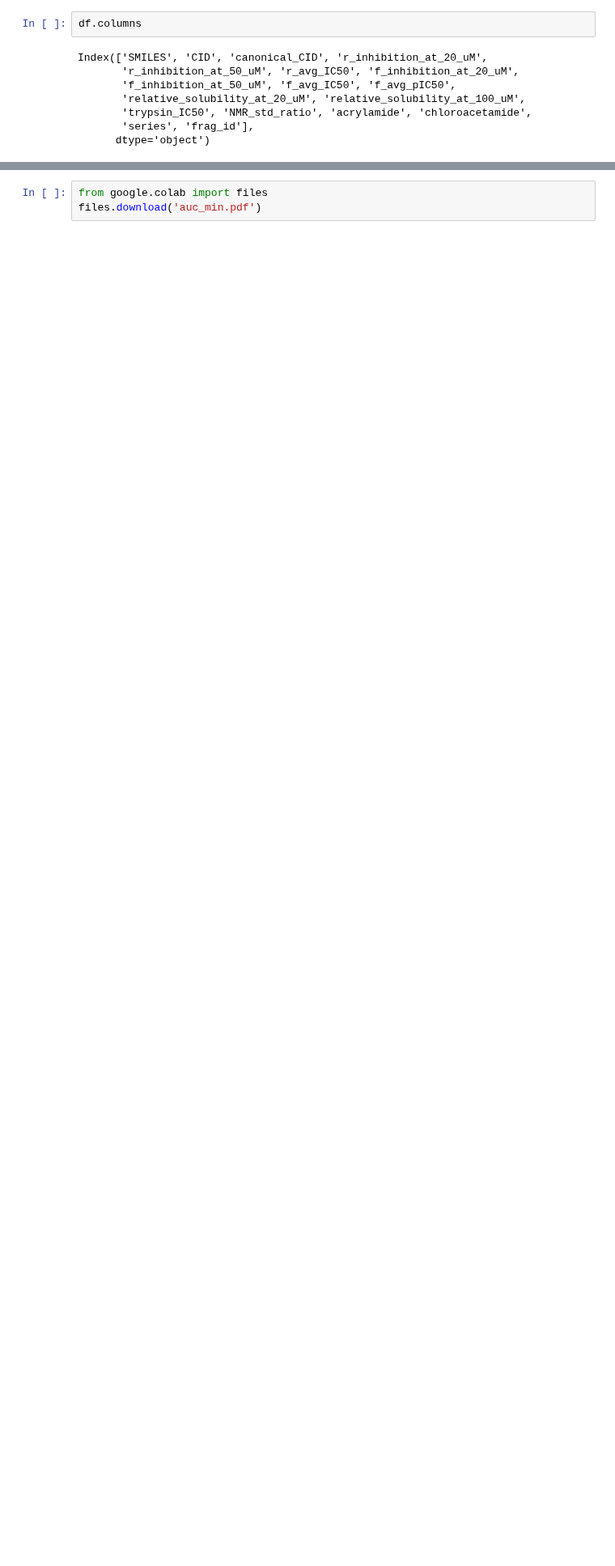
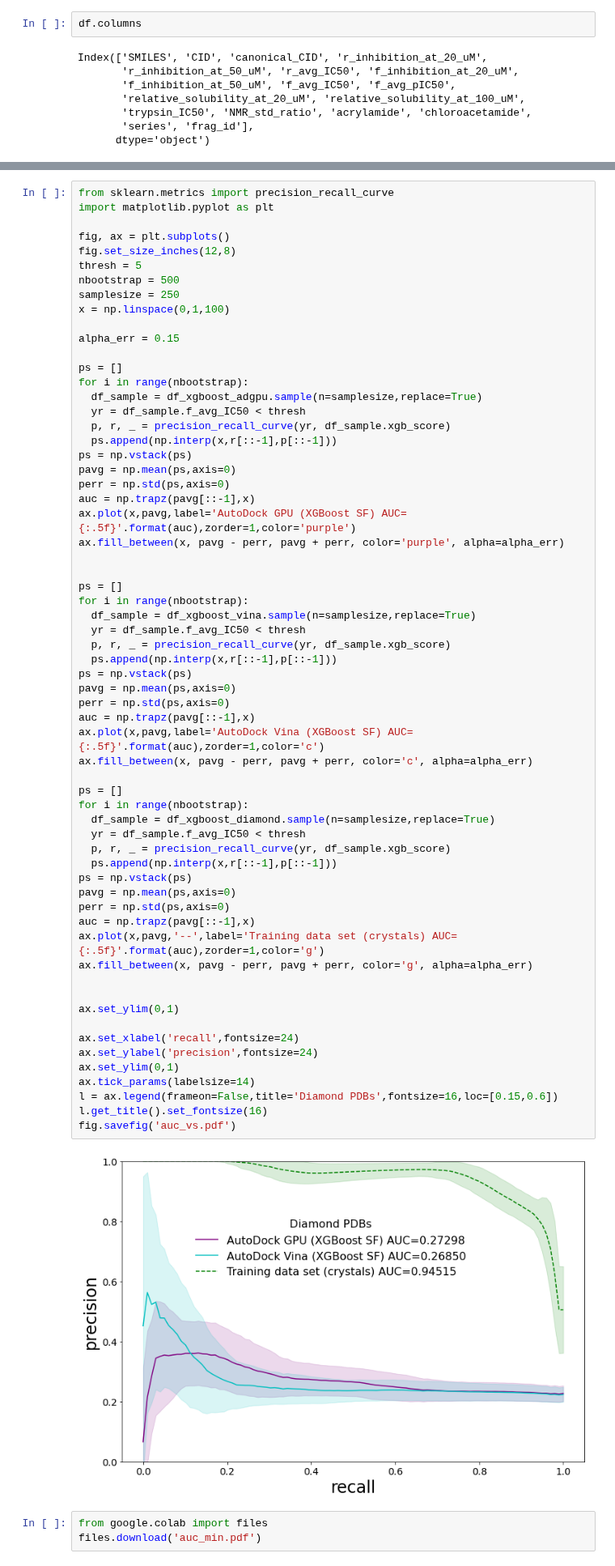
Before and after one commit to jglaser/gigadocking_notebooks, a Jupyter notebook: ML.ipynb, the cells around one changed output, grey strips where cells are left out. Shown at 81% size. Drawn from its saved outputs; the diff is of its cells as text; blank space fills up the shorter version.

```diff
--- a/ML.ipynb
+++ b/ML.ipynb
@@ -837,3 +804,68 @@ fig.savefig('auc_min.pdf')
+# %%
+from sklearn.metrics import precision_recall_curve
+import matplotlib.pyplot as plt
+
+fig, ax = plt.subplots()
+fig.set_size_inches(12,8)
+thresh = 5
+nbootstrap = 500
+samplesize = 250
+x = np.linspace(0,1,100)
+
+alpha_err = 0.15
+
+ps = []
+for i in range(nbootstrap):
+  df_sample = df_xgboost_adgpu.sample(n=samplesize,replace=True)
+  yr = df_sample.f_avg_IC50 < thresh
+  p, r, _ = precision_recall_curve(yr, df_sample.xgb_score)
+  ps.append(np.interp(x,r[::-1],p[::-1]))
+ps = np.vstack(ps)
+pavg = np.mean(ps,axis=0)
+perr = np.std(ps,axis=0)
+auc = np.trapz(pavg[::-1],x)
+ax.plot(x,pavg,label='AutoDock GPU (XGBoost SF) AUC={:.5f}'.format(auc),zorder=1,color='purple')
+ax.fill_between(x, pavg - perr, pavg + perr, color='purple', alpha=alpha_err)
+
+
+ps = []
+for i in range(nbootstrap):
+  df_sample = df_xgboost_vina.sample(n=samplesize,replace=True)
+  yr = df_sample.f_avg_IC50 < thresh
+  p, r, _ = precision_recall_curve(yr, df_sample.xgb_score)
+  ps.append(np.interp(x,r[::-1],p[::-1]))
+ps = np.vstack(ps)
+pavg = np.mean(ps,axis=0)
+perr = np.std(ps,axis=0)
+auc = np.trapz(pavg[::-1],x)
+ax.plot(x,pavg,label='AutoDock Vina (XGBoost SF) AUC={:.5f}'.format(auc),zorder=1,color='c')
+ax.fill_between(x, pavg - perr, pavg + perr, color='c', alpha=alpha_err)
+
+ps = []
+for i in range(nbootstrap):
+  df_sample = df_xgboost_diamond.sample(n=samplesize,replace=True)
+  yr = df_sample.f_avg_IC50 < thresh
+  p, r, _ = precision_recall_curve(yr, df_sample.xgb_score)
+  ps.append(np.interp(x,r[::-1],p[::-1]))
+ps = np.vstack(ps)
+pavg = np.mean(ps,axis=0)
+perr = np.std(ps,axis=0)
+auc = np.trapz(pavg[::-1],x)
+ax.plot(x,pavg,'--',label='Training data set (crystals) AUC={:.5f}'.format(auc),zorder=1,color='g')
+ax.fill_between(x, pavg - perr, pavg + perr, color='g', alpha=alpha_err)
+
+
+ax.set_ylim(0,1)
+
+ax.set_xlabel('recall',fontsize=24)
+ax.set_ylabel('precision',fontsize=24)
+ax.set_ylim(0,1)
+ax.tick_params(labelsize=14)
+l = ax.legend(frameon=False,title='Diamond PDBs',fontsize=16,loc=[0.15,0.6])
+l.get_title().set_fontsize(16)
+fig.savefig('auc_vs.pdf')
+# %% [output]
+[figure, added]
 # %%
 from google.colab import files
 files.download('auc_min.pdf')
```
Also changed, not shown: parts of 4 cells of this notebook.
